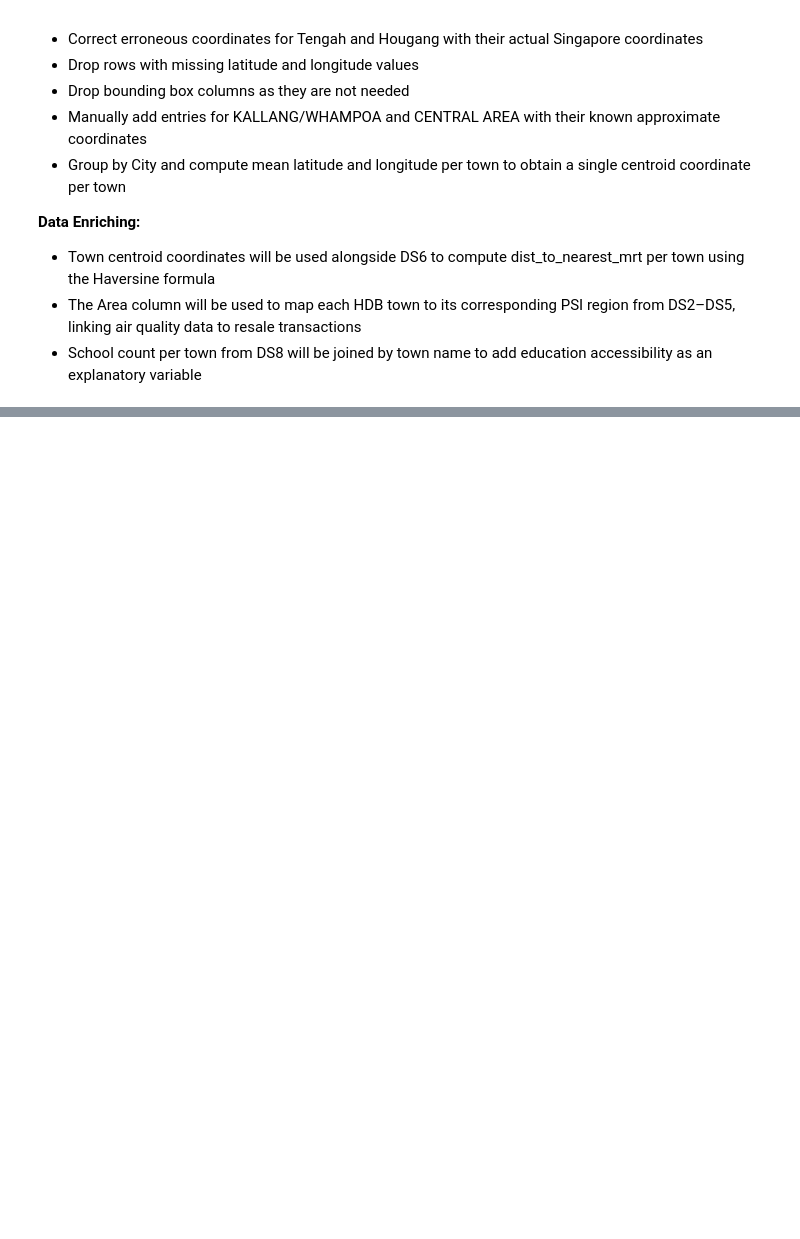
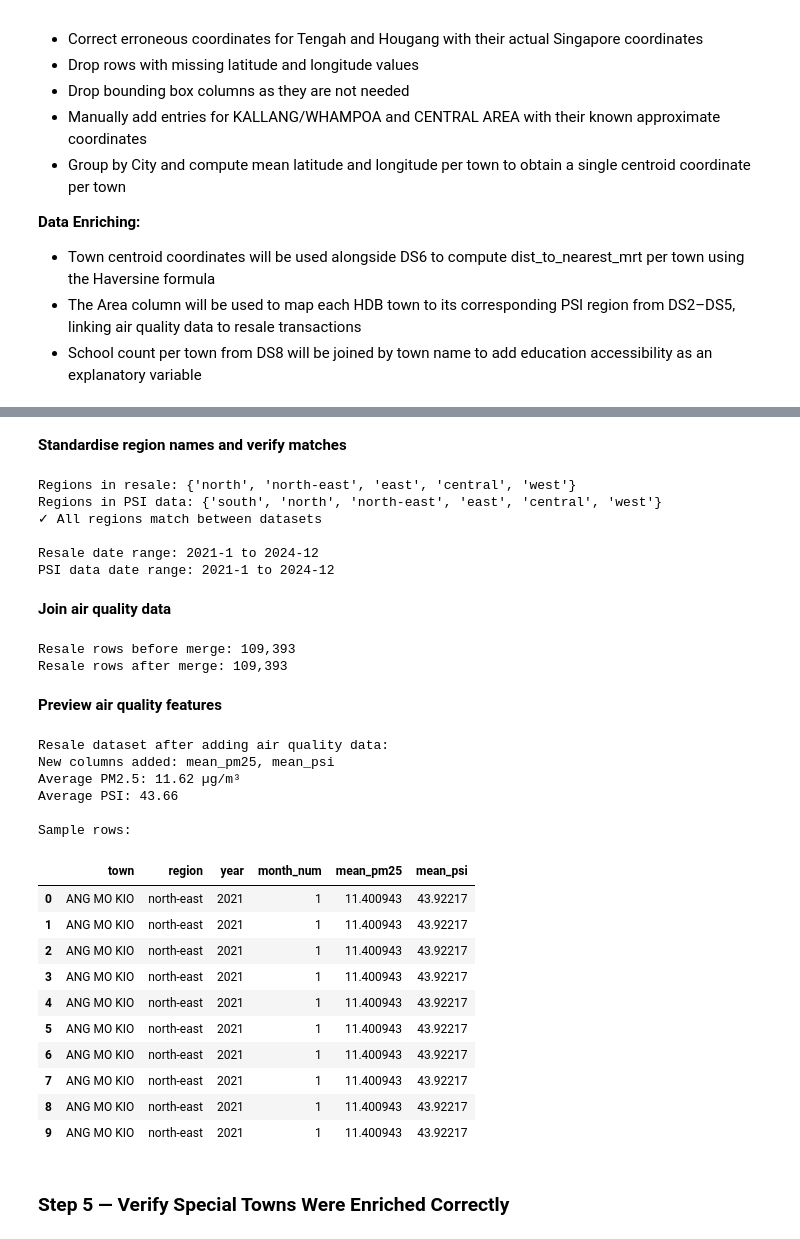
Before and after one commit to ngzhiwei517/HDB-Resale-Price-Analysis-project, a Jupyter notebook: SC3021_Group_4.ipynb, the cells around one changed output, grey strips where cells are left out. Drawn from its saved outputs; the diff is of its cells as text; code cells hidden in the pictures; blank space fills up the shorter version.

```diff
--- a/SC3021_Group_4.ipynb
+++ b/SC3021_Group_4.ipynb
@@ -1136,0 +2035,80 @@ For each individual operation (task), briefly describe what it does using terms
+# %% [markdown]
+**Standardise region names and verify matches**
+# %%
+# Standardise region names to match between datasets
+# Our PSI data uses lowercase region names, our resale data uses the same from DS9
+resale['region'] = resale['region'].str.lower().str.strip()
+psi_monthly['region'] = psi_monthly['region'].str.lower().str.strip()
+
+# Check for region name mismatches
+resale_regions = set(resale['region'].unique())
+psi_regions = set(psi_monthly['region'].unique())
+missing_regions = resale_regions - psi_regions
+
+print(f"Regions in resale: {resale_regions}")
+print(f"Regions in PSI data: {psi_regions}")
+if missing_regions:
+    print(f"WARNING: These regions in resale don't match PSI data: {missing_regions}")
+else:
+    print("✓ All regions match between datasets")
+
+# Check date ranges
+print(f"\nResale date range: {resale['year'].min()}-{resale['month_num'].min()} to {resale['year'].max()}-{resale['month_num'].max()}")
+print(f"PSI data date range: {psi_monthly['year'].min()}-{psi_monthly['month_num'].min()} to {psi_monthly['year'].max()}-{psi_monthly['month_num'].max()}")
+# %% [output]
+Regions in resale: {'north', 'north-east', 'east', 'central', 'west'}
+Regions in PSI data: {'south', 'north', 'north-east', 'east', 'central', 'west'}
+✓ All regions match between datasets
+
+Resale date range: 2021-1 to 2024-12
+PSI data date range: 2021-1 to 2024-12
+# %% [markdown]
+**Join air quality data**
+# %%
+# Record row count before merge
+before_merge = len(resale)
+
+# Left join on region, year, and month_num
+resale = pd.merge(
+    resale,
+    psi_monthly,
+    left_on=['region', 'year', 'month_num'],
+    right_on=['region', 'year', 'month_num'],
+    how='left'
+)
+
+print(f"\nResale rows before merge: {before_merge:,}")
+print(f"Resale rows after merge: {len(resale):,}")
+# %% [output]
+Resale rows before merge: 109,393
+Resale rows after merge: 109,393
+# %% [markdown]
+**Preview air quality features**
+# %%
+# Preview
+print("\nResale dataset after adding air quality data:")
+print(f"New columns added: mean_pm25, mean_psi")
+print(f"Average PM2.5: {resale['mean_pm25'].mean():.2f} µg/m³")
+print(f"Average PSI: {resale['mean_psi'].mean():.2f}")
+print(f"\nSample rows:")
+resale[['town', 'region', 'year', 'month_num', 'mean_pm25', 'mean_psi']].head(10)
+# %% [output]
+Resale dataset after adding air quality data:
+New columns added: mean_pm25, mean_psi
+Average PM2.5: 11.62 µg/m³
+Average PSI: 43.66
+
+Sample rows:
+|  | town | region | year | month_num | mean_pm25 | mean_psi |
+| 0 | ANG MO KIO | north-east | 2021 | 1 | 11.400943 | 43.92217 |
+| 1 | ANG MO KIO | north-east | 2021 | 1 | 11.400943 | 43.92217 |
+| 2 | ANG MO KIO | north-east | 2021 | 1 | 11.400943 | 43.92217 |
+| 3 | ANG MO KIO | north-east | 2021 | 1 | 11.400943 | 43.92217 |
+| 4 | ANG MO KIO | north-east | 2021 | 1 | 11.400943 | 43.92217 |
+| 5 | ANG MO KIO | north-east | 2021 | 1 | 11.400943 | 43.92217 |
+| 6 | ANG MO KIO | north-east | 2021 | 1 | 11.400943 | 43.92217 |
+| 7 | ANG MO KIO | north-east | 2021 | 1 | 11.400943 | 43.92217 |
+| 8 | ANG MO KIO | north-east | 2021 | 1 | 11.400943 | 43.92217 |
+| 9 | ANG MO KIO | north-east | 2021 | 1 | 11.400943 | 43.92217 |
+# %% [markdown]
+### Step 5 — Verify Special Towns Were Enriched Correctly
```
Also changed, not shown: parts of 216 cells of this notebook.
